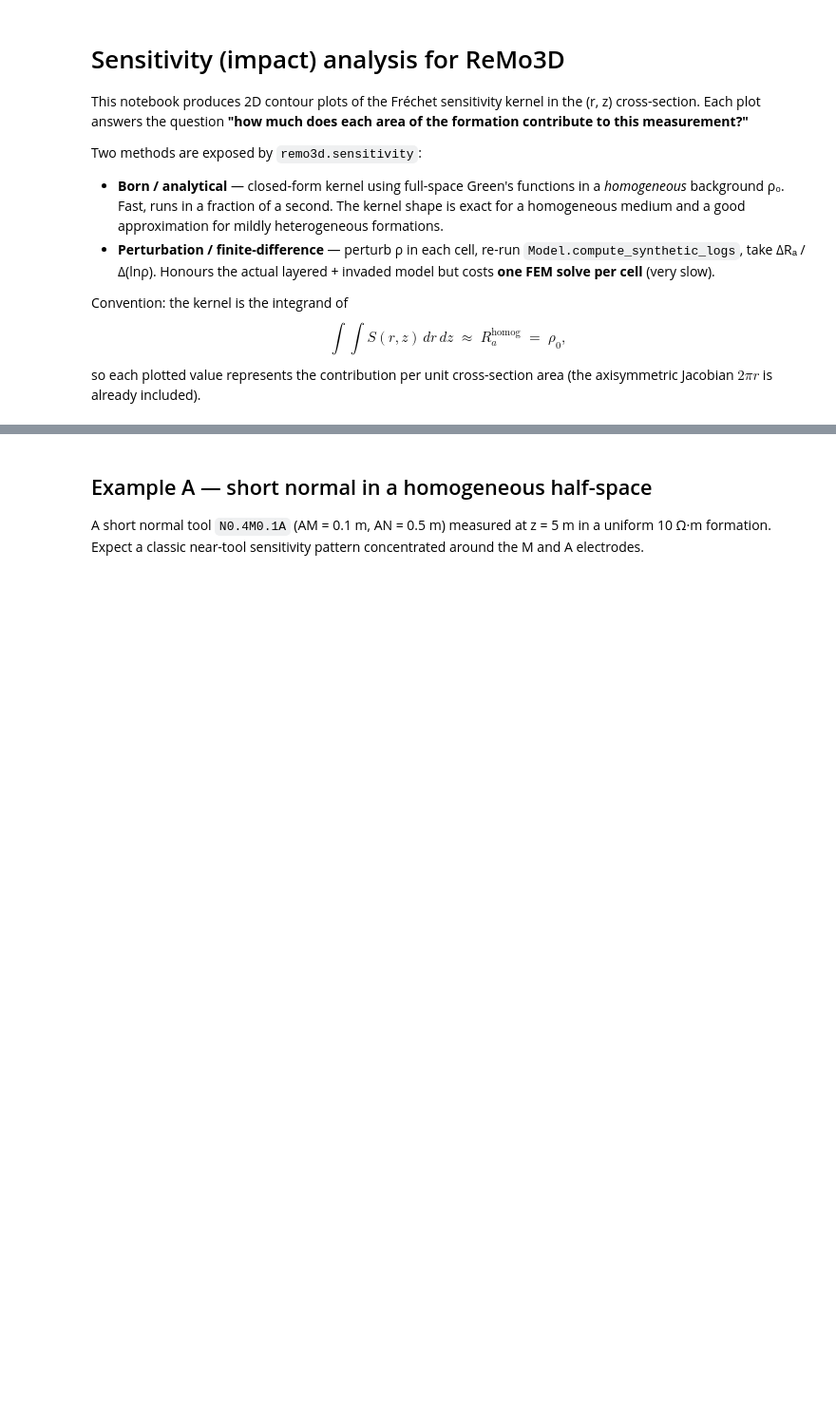
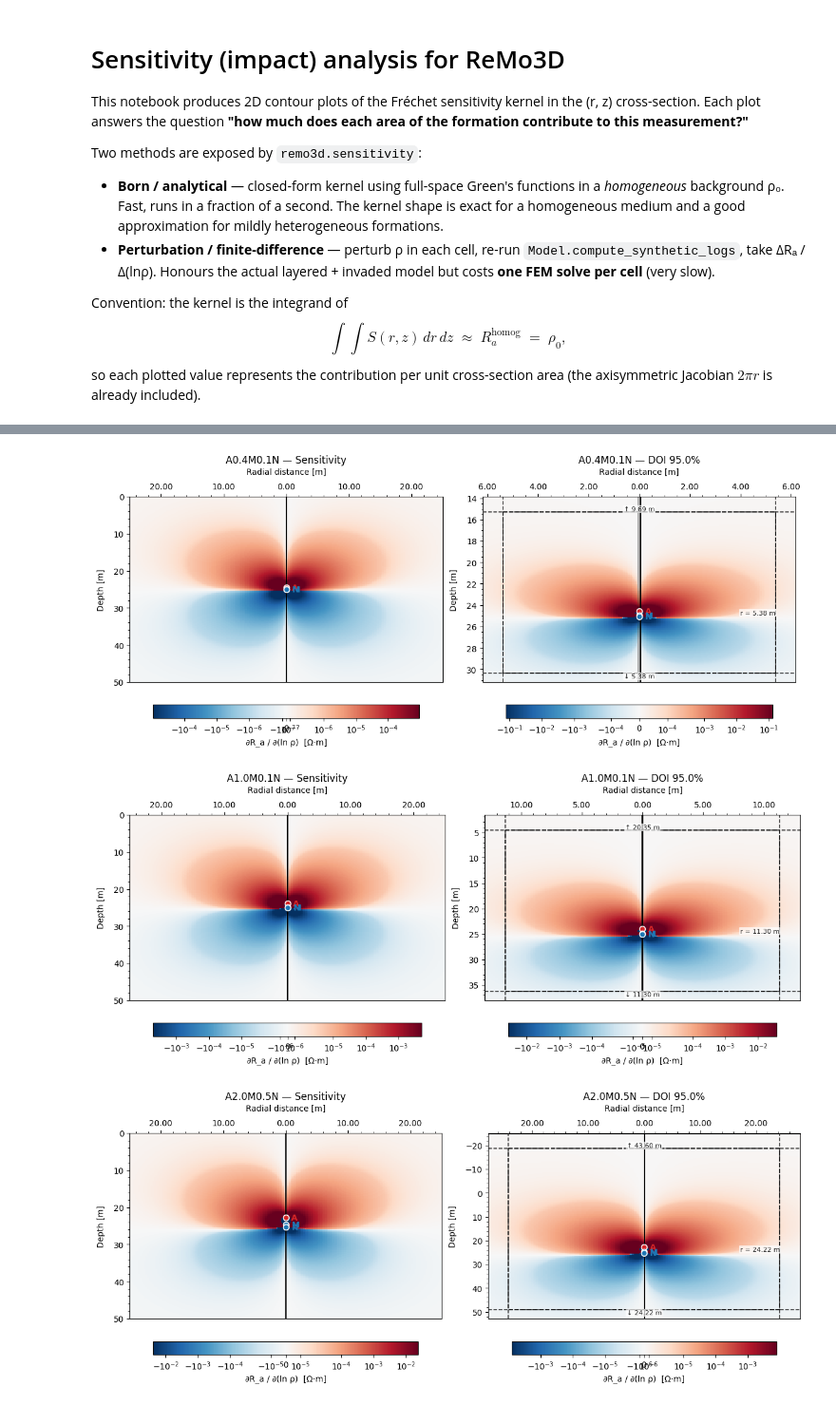
Before and after one commit to Lekaveh/ReMo3D, a Jupyter notebook: notebooks/Sensitivity.ipynb, the cells around one changed output, grey strips where cells are left out. Shown at 95% size. Drawn from its saved outputs; the diff is of its cells as text; code cells hidden in the pictures; blank space fills up the shorter version.

```diff
--- a/notebooks/Sensitivity.ipynb
+++ b/notebooks/Sensitivity.ipynb
@@ -20,21 +49,56 @@ from remo3d.sensitivity import _selftest
-# %% [markdown]
-## Example A — short normal in a homogeneous half-space
-
-A short normal tool `N0.4M0.1A` (AM = 0.1 m, AN = 0.5 m) measured at z = 5 m in a uniform 10 Ω·m formation. Expect a classic near-tool sensitivity pattern concentrated around the M and A electrodes.
 # %%
-depth = 5.0
-rho = 10.0
+tools = ["A0.4M0.1N", "A1.0M0.1N", "A2.0M0.5N", "A4.0M0.5N", "A8.0M1.0N"]
 
-# Single uniform layer that extends well above and below the measurement point
-formation_homo = np.array([[depth - 50.0, depth + 50.0, np.nan, np.nan, rho]])
-borehole_homo = np.array([[depth - 50.0, 0.1, rho], [depth + 50.0, 0.1, rho]])
+depth = 25.0
+rho = 1.0
 
-ax = plot_sensitivity(
-    tool="N0.4M0.1A", depth=depth,
-    formation_model=formation_homo, borehole_model=borehole_homo,
-    method="born",
-    r_lim=(-1.5, 1.5), z_lim=(depth - 2.5, depth + 2.5),
-    n_r=200, n_z=200,
-    rho_background=rho,
-)
-plt.show()
+formation_homo = np.array([
+    [depth - 50.0, depth + 50.0, np.nan, np.nan, rho]
+])
+
+borehole_homo = np.array([
+    [depth - 50.0, 0.1, rho],
+    [depth + 50.0, 0.1, rho],
+])
+
+
+
+fraction = 0.95
+for i, tool in enumerate(tools):
+
+    fig, axes = plt.subplots(1, 2,
+    figsize=(12, 5),
+    constrained_layout=True)
+
+    plot_sensitivity(
+        tool=tool,
+        depth=depth,
+        formation_model=formation_homo,
+        borehole_model=borehole_homo,
+        method="born",
+        r_lim=(-25, 25),
+        z_lim=(depth - 25, depth + 25),
+        n_r=200,
+        n_z=200,
+        rho_background=rho,
+        ax=axes[0],
+    )
+    axes[0].set_title(f"{tool} — Sensitivity")
+
+    plot_sensitivity_doi(
+        tool=tool,
+        depth=depth,
+        formation_model=formation_homo,
+        borehole_model=borehole_homo,
+        fraction=fraction,
+        n_r=200,
+        n_z=200,
+        rho_background=rho,
+        ax=axes[1],
+    )
+    axes[1].set_title(f"{tool} — DOI {fraction*100}%")
+    plt.show()
+# %% [output]
+[figure, added]
+[figure, added]
+[figure, added]
```
Also changed, not shown: parts of 10 cells of this notebook, 3 other files.
